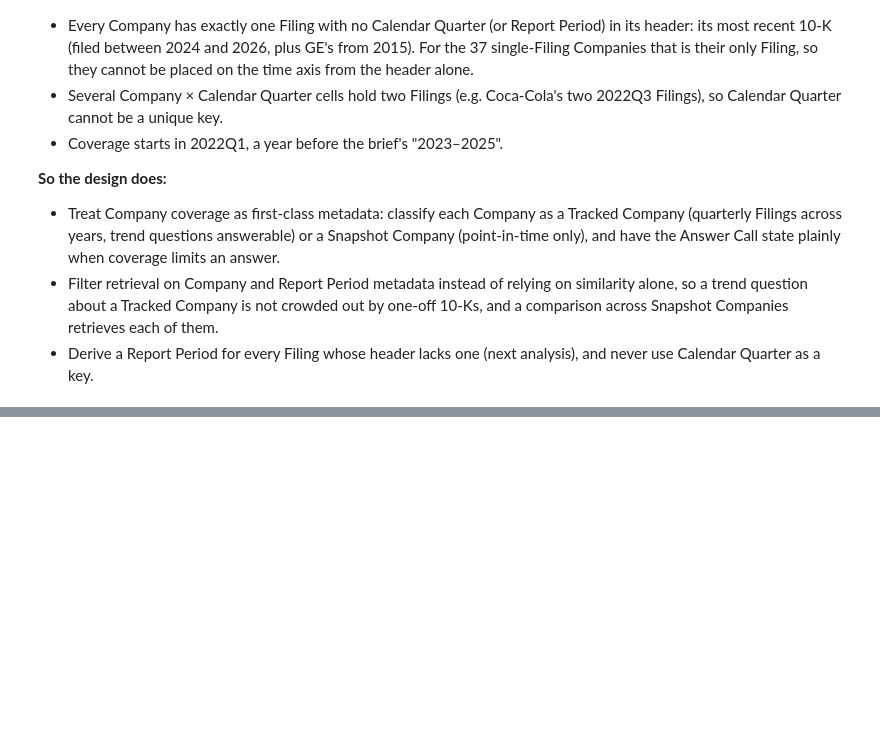
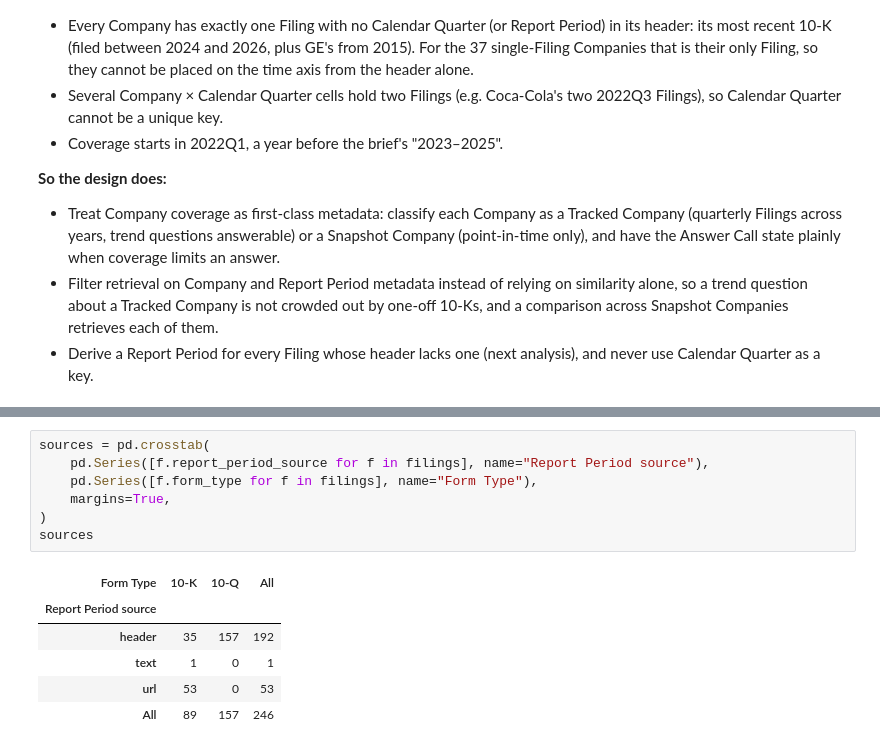
Before and after one commit to dwest1507/eliza-assessment, a Jupyter notebook: backend/notebooks/eda.ipynb, the cells around one changed output, grey strips where cells are left out. Drawn from its saved outputs; the diff is of its cells as text; blank space fills up the shorter version.

```diff
--- a/backend/notebooks/eda.ipynb
+++ b/backend/notebooks/eda.ipynb
@@ -151,0 +203,14 @@ Company × Calendar Quarter cells holding more than one Filing: 7
+# %%
+sources = pd.crosstab(
+    pd.Series([f.report_period_source for f in filings], name="Report Period source"),
+    pd.Series([f.form_type for f in filings], name="Form Type"),
+    margins=True,
+)
+sources
+# %% [output]
+| Form Type | 10-K | 10-Q | All |
+| Report Period source |  |  |  |
+| header | 35 | 157 | 192 |
+| text | 1 | 0 | 1 |
+| url | 53 | 0 | 53 |
+| All | 89 | 157 | 246 |
```
Also changed, not shown: parts of 22 cells of this notebook, 6 other files.
